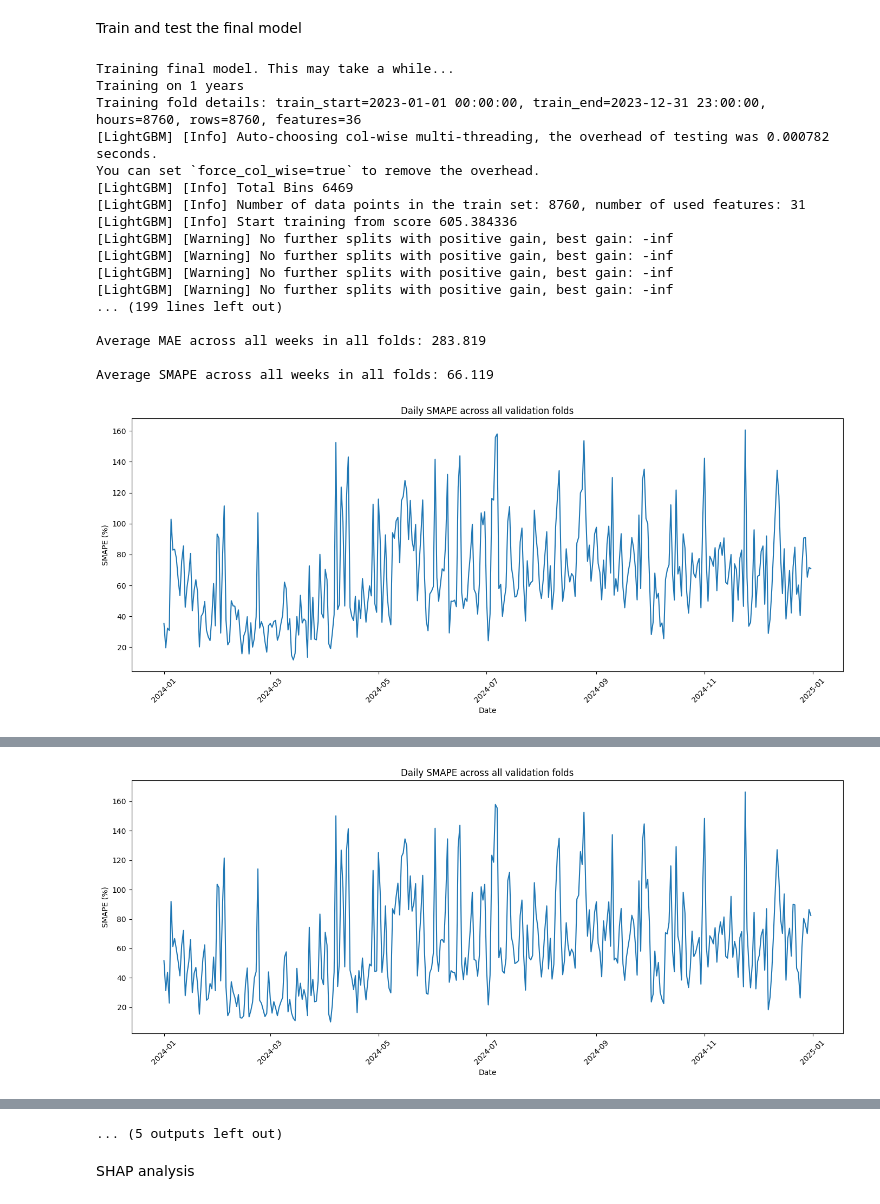
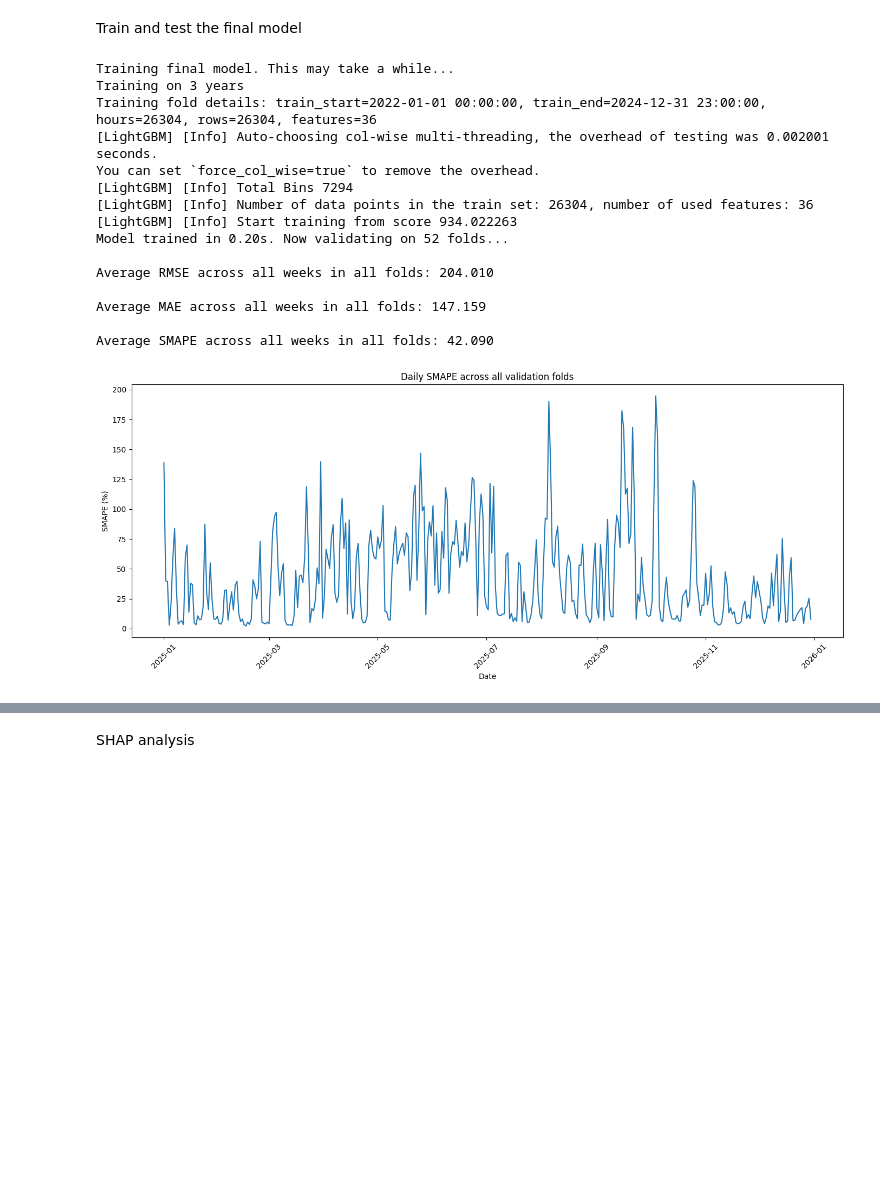
Before and after one commit to chrso19/Speciale_Kode, a Jupyter notebook: Shallow learners/LightGBM/LightGBM_multivariate.ipynb, the cells around one changed output, grey strips where cells are left out. Cells and saved outputs as stored; diff of their text form; code cells hidden in the pictures; blank space fills up the shorter version.

```diff
--- a/Shallow learners/LightGBM/LightGBM_multivariate.ipynb
+++ b/Shallow learners/LightGBM/LightGBM_multivariate.ipynb
@@ -42,7 +42,7 @@ def _load_feature_predictions_for_zone(zone):
         print("No precomputed forecasts found.")
         return None
 
-    predictions = pd.read_csv(prediction_path, decimal=",", parse_dates=["Time"])
+    predictions = pd.read_csv(prediction_path, decimal=".", sep=";", parse_dates=["Time"])
     predictions = predictions.loc[:, ~predictions.columns.duplicated()].copy()
     if "DKZone" in predictions.columns:
         predictions = predictions.loc[predictions["DKZone"] == zone].copy()
@@ -449,16 +461,16 @@ import os
 
 # Set price zone and parameters
 # ========================
-price_zone = "DK2"
+price_zone = "DK1"
 retrain_model = True  # Set True only when you want to retrain from scratch
 save_model_to_disk = False  # Keep False to avoid multi-GB model files
 
 param_grid = {
     "n_estimators": [200],
     "learning_rate": [0.01],
-    "num_leaves": [127],            # 15 = 2^4-1, 63 = 2^6-1, 127 = 2^7-1
+    "num_leaves": [15],            # 15 = 2^4-1, 63 = 2^6-1, 127 = 2^7-1
     "max_depth": [-1],
-    "min_child_samples": [50],
+    "min_child_samples": [1],
     "subsample": [0.8],
     "subsample_freq": [1],
     "colsample_bytree": [1.0],
@@ -487,11 +499,11 @@ model.set_params(**params)
 # Save model in the same folder as this notebook/script (LightGBM folder)
 model_dir = Path(project_root) / "Shallow learners" / "LightGBM"
 model_dir.mkdir(parents=True, exist_ok=True)
-model_path = model_dir / f"LightGBM_final_model_{price_zone}.joblib"
+model_path = model_dir / f"LightGBM_final_multi_{price_zone}.joblib"
 
 results = []
 
-train_windows = [8760, 2*8760, 3*8760, 3*8760+8784, 4*8760+8784, 5*8760+8784, 6*8760+8784, 7*8760+8784]
+train_windows = [2*8760 + 8784]
 
 for train_window in train_windows:
     if model_path.exists() and not retrain_model and save_model_to_disk:
@@ -509,17 +521,17 @@ for train_window in train_windows:
             dk_zone=price_zone,
             split_setup=2,                          # ignored in Validation2 but safe to keep
             train_window=train_window, #len(train_data),           # full training set
-            val_window=8784,                        # full test set
-            val_start="2024-01-01 00:00:00",        # str(test_data["Time"].min()),
-            predict_period=8784,          # one fold covering full test period
-            stride=13 * 168,
+            val_window=8760,                        # full test set
+            val_start="2025-01-01 00:00:00",        # str(test_data["Time"].min()),
+            predict_period=168,          # one fold covering full test period
+            stride=168,
             use_scaler=False,
             print_fold_results=False,
             plot=True,
-            rf_models=rf_models,
-            use_precomputed_feature_values=use_precomputed_feature_values,
-            precomputed_feature_predictions=feature_predictions,
-            use_forecasted_history=True
+            rf_models=None, #rf_models,
+            use_precomputed_feature_values=False, #use_precomputed_feature_values,
+            precomputed_feature_predictions=None, #feature_predictions,
+            use_forecasted_history=False
         )
 
         # Extract the fitted model
@@ -550,47 +562,57 @@ for train_window in train_windows:
             "avg_smape_day_4": combination_results["avg_smape_day_4"],
             "avg_smape_day_5": combination_results["avg_smape_day_5"],
             "avg_smape_day_6": combination_results["avg_smape_day_6"],
             "avg_smape_day_7": combination_results["avg_smape_day_7"]
         }
         results.append(row)
 
         # Save the search results as a CSV file in chosen folder path:
         results_df = pd.DataFrame(results).sort_values("avg_smape")
-        folder = Path(project_root) / "Shallow learners" / "LightGBM" / "Optimal train period"
+        folder = Path(project_root) / "Shallow learners" / "LightGBM"
         folder.mkdir(parents=True, exist_ok=True)
-        base_filename = f"{price_zone}_final_LightGBM_{train_window//8760}_years"
+        base_filename = f"{price_zone}_LightGBM_multi_results"
         filename = folder / f"{base_filename}.csv"
 
         # adds a number to the filename if a file with same name already exists:
         counter = 1
         while filename.exists():
             filename = folder / f"{base_filename}_{counter}.csv"
             counter += 1
         results_df.to_csv(filename, index=False, decimal=",")
 
+        # Save predictions
+        predictions_df = combination_results["predictions"]
+        pred_base_filename = folder / f"{price_zone}_LightGBM_multi_predictions"
+        pred_filename = folder / f"{pred_base_filename}.csv"
+
+        counter = 1
+        while pred_filename.exists():
+            pred_filename = folder / f"{pred_base_filename}_{counter}.csv"
+            counter += 1
+        predictions_df.to_csv(pred_filename, index=False, decimal=",")
+        print(f"Predictions saved to: {pred_filename}")
+
         if save_model_to_disk:
             # Compression reduces disk usage considerably at the cost of slower save/load
             joblib.dump(model, model_path, compress=3)
             print(f"Trained model saved to: {model_path}")
         else:
             print("Model persistence disabled (save_model_to_disk=False).")
 # %% [output]
 Training final model. This may take a while...
-Training on 1 years
-Training fold details: train_start=2023-01-01 00:00:00, train_end=2023-12-31 23:00:00, hours=8760, rows=8760, features=36
-[LightGBM] [Info] Auto-choosing col-wise multi-threading, the overhead of testing was 0.000782 seconds.
+Training on 3 years
+Training fold details: train_start=2022-01-01 00:00:00, train_end=2024-12-31 23:00:00, hours=26304, rows=26304, features=36
+[LightGBM] [Info] Auto-choosing col-wise multi-threading, the overhead of testing was 0.002001 seconds.
 You can set `force_col_wise=true` to remove the overhead.
-[LightGBM] [Info] Total Bins 6469
-[LightGBM] [Info] Number of data points in the train set: 8760, number of used features: 31
-[LightGBM] [Info] Start training from score 605.384336
-[LightGBM] [Warning] No further splits with positive gain, best gain: -inf
-[LightGBM] [Warning] No further splits with positive gain, best gain: -inf
-[LightGBM] [Warning] No further splits with positive gain, best gain: -inf
-[LightGBM] [Warning] No further splits with positive gain, best gain: -inf
-... (199 lines left out)
+[LightGBM] [Info] Total Bins 7294
+[LightGBM] [Info] Number of data points in the train set: 26304, number of used features: 36
+[LightGBM] [Info] Start training from score 934.022263
+Model trained in 0.20s. Now validating on 52 folds...
 
-Average MAE across all weeks in all folds: 283.819
+Average RMSE across all weeks in all folds: 204.010
 
-Average SMAPE across all weeks in all folds: 66.119
+Average MAE across all weeks in all folds: 147.159
+
+Average SMAPE across all weeks in all folds: 42.090
-[figure, old version]
+[figure, new version]
 Fitted LightGBM booster trees: 200
@@ -613 +620,0 @@ Average SMAPE across all weeks in all folds: 62.286
-[figure, removed]
@@ -686,4 +621,3 @@ Average SMAPE across all weeks in all folds: 68.040
-... (5 outputs left out)
 # %% [markdown]
 SHAP analysis
 # %%
```
Also changed, not shown: parts of 3 cells of this notebook, 18 other files.
